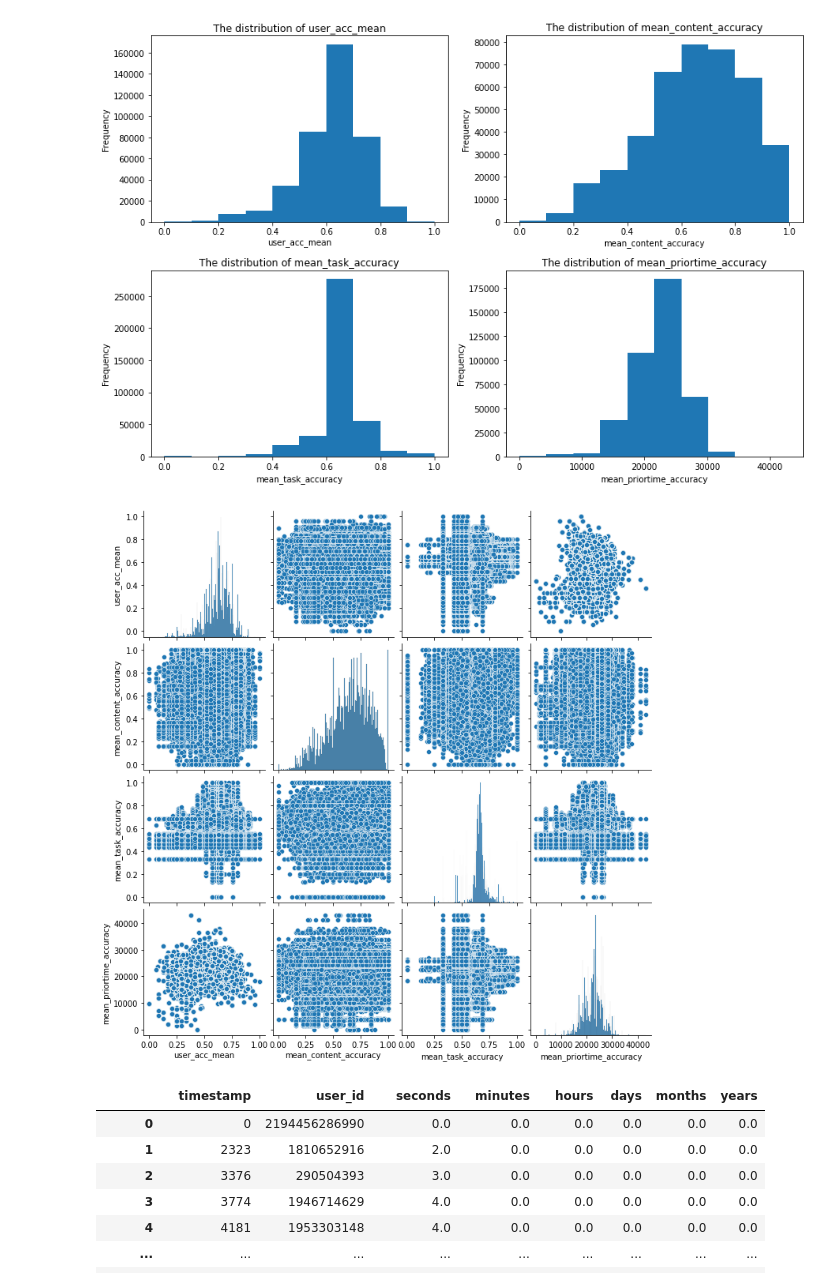
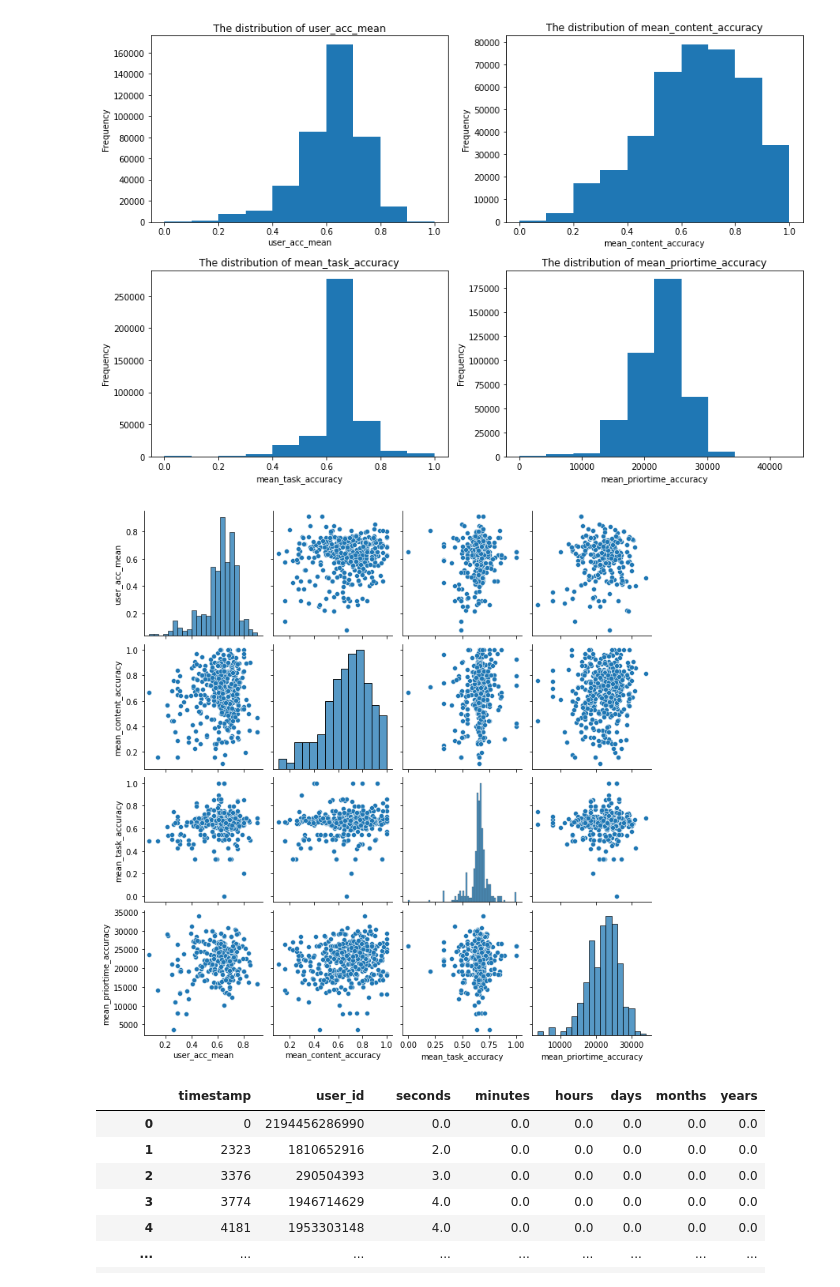
Before and after one commit to Riiid-Team/AI-Learning, a Jupyter notebook: MVP-Shi2.ipynb, the cells around one changed output. Saved outputs shown, nothing was run; the diff lists cells and outputs as text; code cells hidden in the pictures.

```diff
--- a/MVP-Shi2.ipynb
+++ b/MVP-Shi2.ipynb
@@ -110,12 +110,13 @@ plt.tight_layout()
 # %%
 # Pairplot of the columns:
 # user_acc_mean, mean_content_accuracy, mean_task_accuracy, mean_priortime_accuracy
 
 cols = ["user_acc_mean", "mean_content_accuracy", "mean_task_accuracy", "mean_priortime_accuracy"]
-sns.pairplot(train[cols])
+swarm = train[cols].sample(frac=0.001, replace = False, random_state=123)
+sns.pairplot(swarm)
 plt.show()
 # %% [output]
-[figure, old version]
+[figure, new version]
 # %%
 # Create the function to return a feature
 
```
Also changed, not shown: parts of 63 cells of this notebook.
